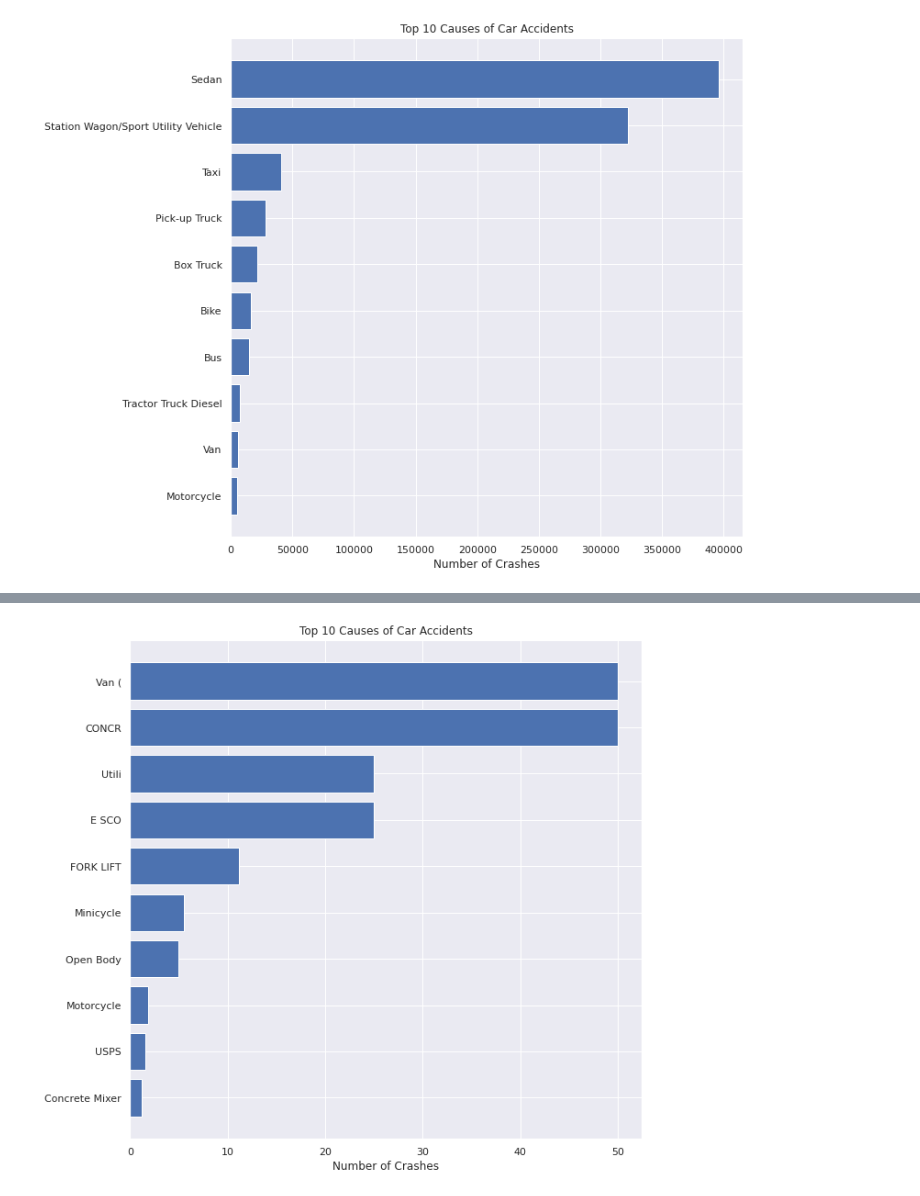
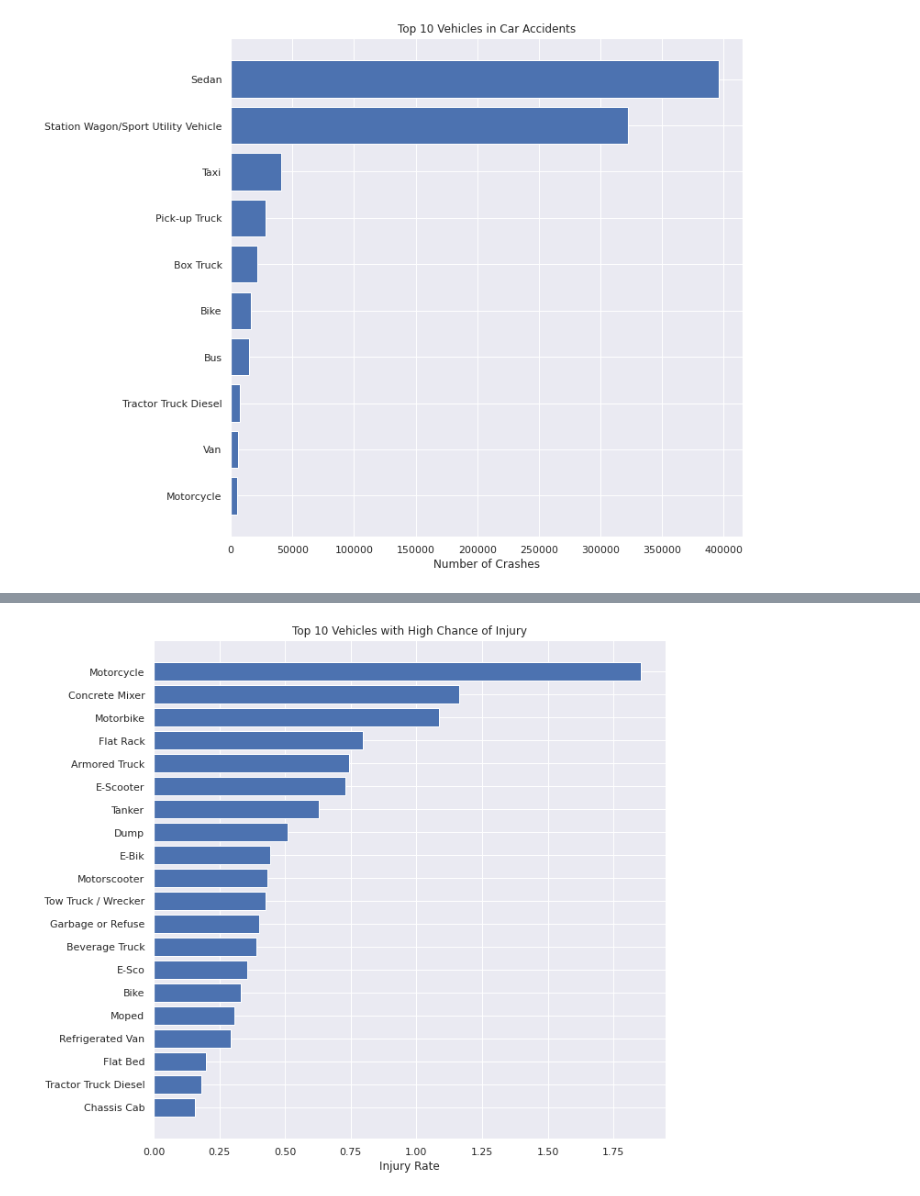
Before and after one commit to musaddiqsajjad/Coursera_Capstone, a Jupyter notebook: Coursera Capstone.ipynb, the cells around one changed output, grey strips where cells are left out. Cells and saved outputs as stored; diff of their text form; code cells hidden in the pictures.

```diff
--- a/Coursera Capstone.ipynb
+++ b/Coursera Capstone.ipynb
@@ -885,19 +895,22 @@ plt.show()
 # %%
-top_fatality_vehicles = common_vehicles.sort_values(by = ['FATALITY RATE'], ascending = False)
+#cleaning outliers with low number of records
+top_fatality_vehicles = common_vehicles.drop(common_vehicles[common_vehicles["TOTAL CRASHES"] < 200].index)
 
-top_fatality_vehicles = top_fatality_vehicles[:10]
+top_fatality_vehicles = top_fatality_vehicles.sort_values(by = ['FATALITY RATE'], ascending = False)
 
+top_fatality_vehicles = top_fatality_vehicles[:20]
+
+#plotting
 fig, ax = plt.subplots()
 
 ax.barh(top_fatality_vehicles.index.tolist(), top_fatality_vehicles["FATALITY RATE"], align='center')
 ax.invert_yaxis()  # labels read top-to-bottom
-ax.set_xlabel('Number of Crashes')
-ax.set_title('Top 10 Causes of Car Accidents')
+ax.set_xlabel('Injury Rate')
+ax.set_title('Top 10 Vehicles with High Chance of Injury')
 
 fig.set_figwidth(10)
 fig.set_figheight(10)
 
 plt.show()
-top_fatality_vehicles
 # %% [output]
-[figure, old version]
+[figure, new version]
```
Also changed, not shown: parts of 7 cells of this notebook.
